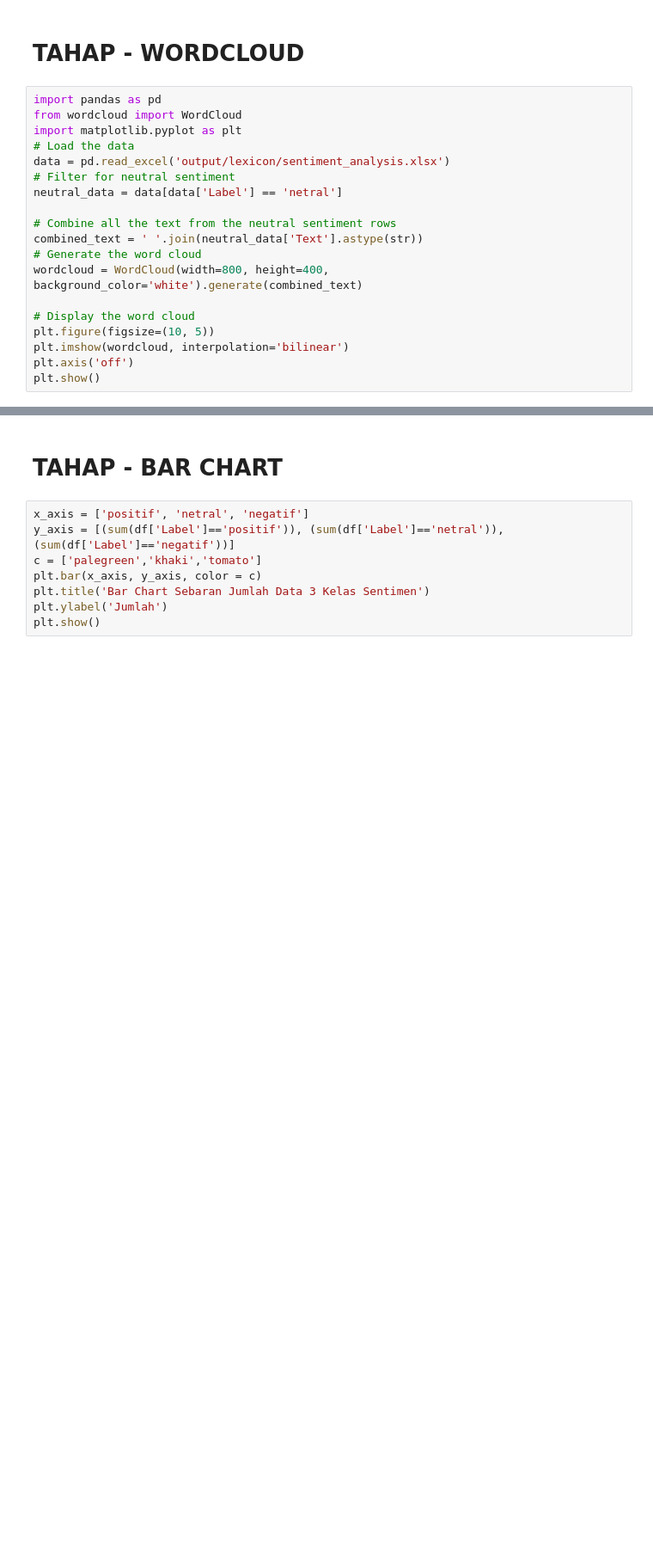
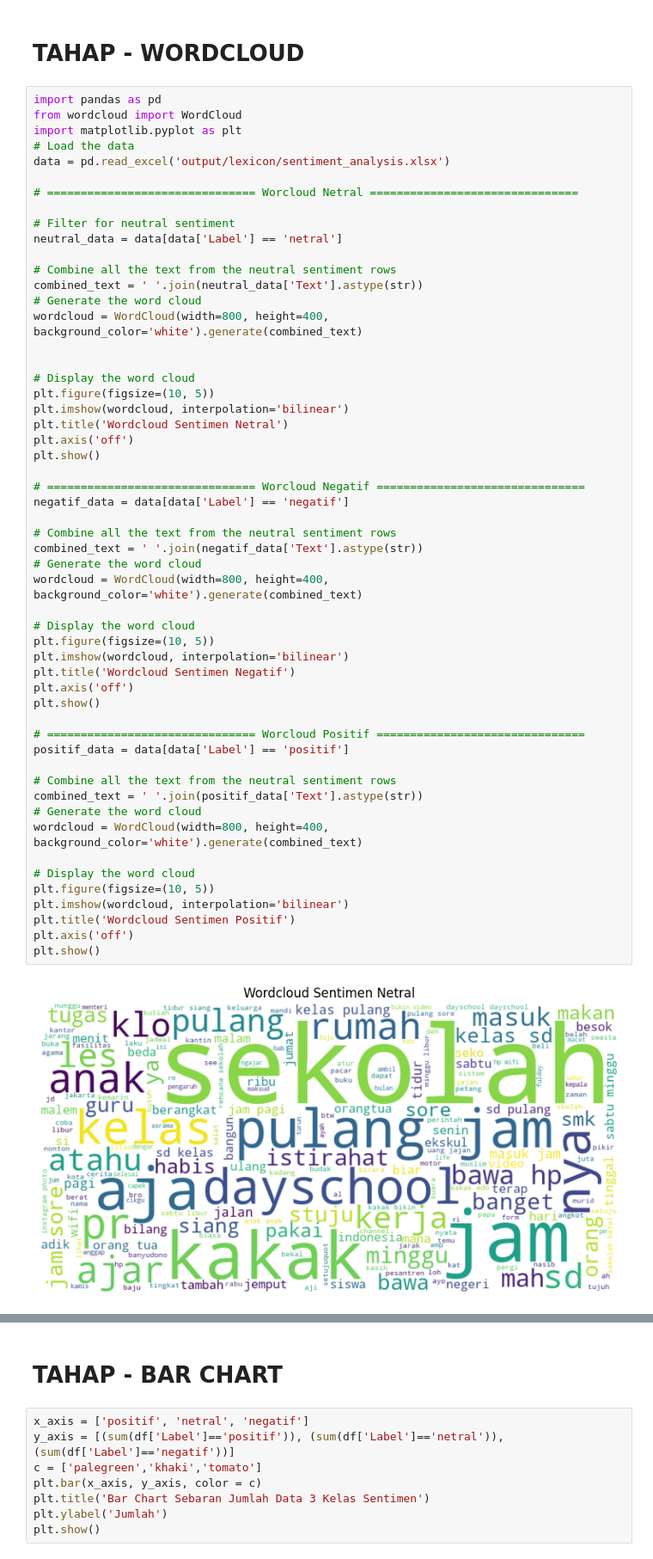
Before and after one commit to adiyoga27/support-vector-mechine, a Jupyter notebook: kodingan_trisna.ipynb, the cells around one changed output, grey strips where cells are left out. Shown at 86% size. Drawn from its saved outputs; the diff is of its cells as text; blank space fills up the shorter version.

```diff
--- a/kodingan_trisna.ipynb
+++ b/kodingan_trisna.ipynb
@@ -487,19 +581,56 @@ print("{:<{len_data}}| {:<8}| {:<{len_data}}| {:<{len_data}}".format("Total", ju
 # %%
 import pandas as pd
 from wordcloud import WordCloud
 import matplotlib.pyplot as plt
 # Load the data
 data = pd.read_excel('output/lexicon/sentiment_analysis.xlsx')
+
+# =============================== Worcloud Netral ===============================
+
 # Filter for neutral sentiment
 neutral_data = data[data['Label'] == 'netral']
 
 # Combine all the text from the neutral sentiment rows
 combined_text = ' '.join(neutral_data['Text'].astype(str))
 # Generate the word cloud
 wordcloud = WordCloud(width=800, height=400, background_color='white').generate(combined_text)
 
+
 # Display the word cloud
 plt.figure(figsize=(10, 5))
 plt.imshow(wordcloud, interpolation='bilinear')
+plt.title('Wordcloud Sentimen Netral')
 plt.axis('off')
 plt.show()
+
+# =============================== Worcloud Negatif ===============================
+negatif_data = data[data['Label'] == 'negatif']
+
+# Combine all the text from the neutral sentiment rows
+combined_text = ' '.join(negatif_data['Text'].astype(str))
+# Generate the word cloud
+wordcloud = WordCloud(width=800, height=400, background_color='white').generate(combined_text)
+
+# Display the word cloud
+plt.figure(figsize=(10, 5))
+plt.imshow(wordcloud, interpolation='bilinear')
+plt.title('Wordcloud Sentimen Negatif')
+plt.axis('off')
+plt.show()
+
+# =============================== Worcloud Positif ===============================
+positif_data = data[data['Label'] == 'positif']
+
+# Combine all the text from the neutral sentiment rows
+combined_text = ' '.join(positif_data['Text'].astype(str))
+# Generate the word cloud
+wordcloud = WordCloud(width=800, height=400, background_color='white').generate(combined_text)
+
+# Display the word cloud
+plt.figure(figsize=(10, 5))
+plt.imshow(wordcloud, interpolation='bilinear')
+plt.title('Wordcloud Sentimen Positif')
+plt.axis('off')
+plt.show()
+# %% [output]
+[figure, added]
```
Also changed, not shown: parts of 14 cells of this notebook, 3 other files.
